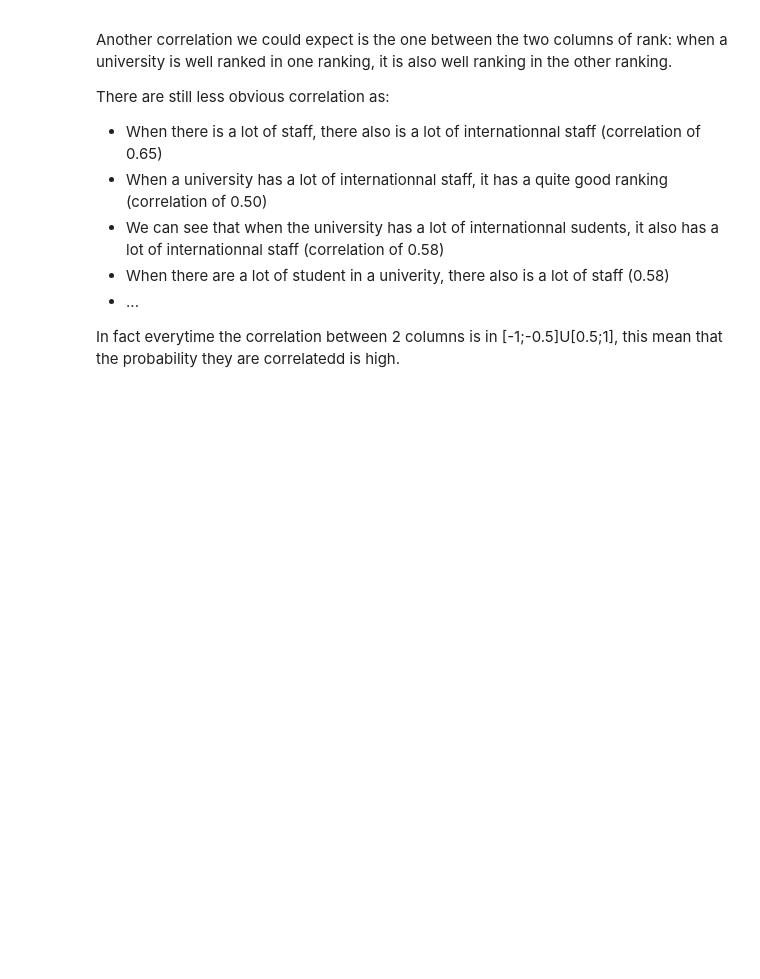
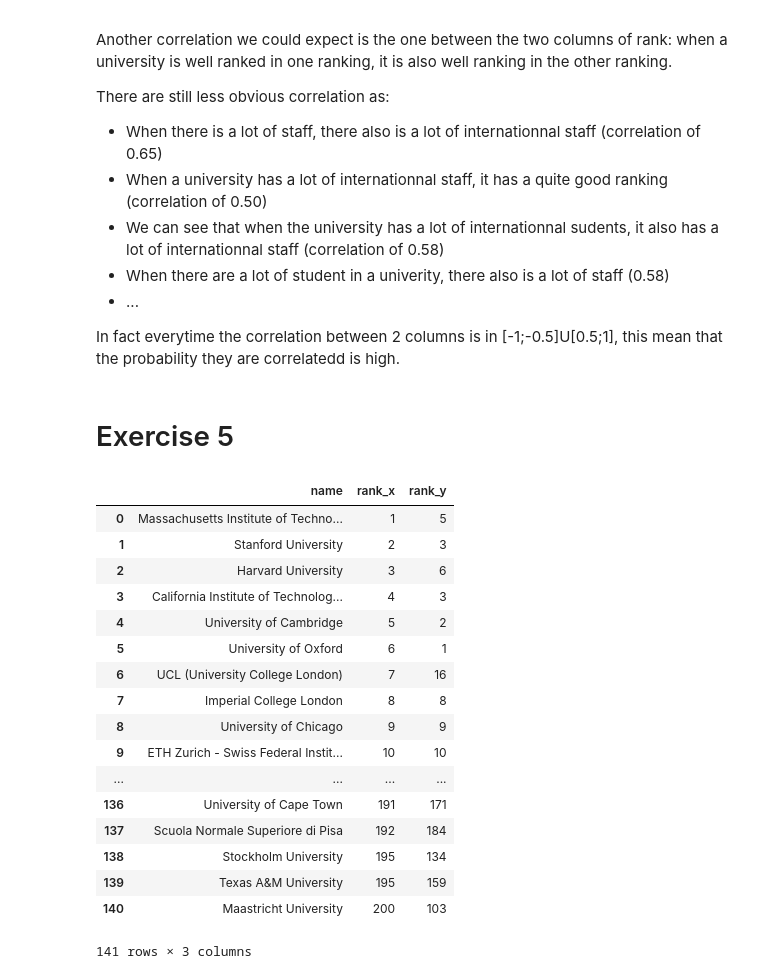
Before and after one commit to brunowicht/ada_project, a Jupyter notebook: 02 - Data from the Web/Homework2.ipynb, the cells around one changed output. Saved outputs shown, nothing was run; the diff lists cells and outputs as text; code cells hidden in the pictures; blank space fills up the shorter version.

Commit message:
Exercise 5, need comment

```diff
--- a/02 - Data from the Web/Homework2.ipynb
+++ b/02 - Data from the Web/Homework2.ipynb
@@ -490,3 +490,27 @@ There are still less obvious correlation as:
 - ...
 
 In fact everytime the correlation between 2 columns is in [-1;-0.5]U[0.5;1], this mean that the probability they are correlatedd is high.
+# %% [markdown]
+# Exercise 5
+# %%
+merged_rank = df1[["name", "rank"]].merge(df2[["name", "rank"]], how="inner", on="name")
+merged_rank
+# %% [output]
+|  | name | rank_x | rank_y |
+| 0 | Massachusetts Institute of Techno... | 1 | 5 |
+| 1 | Stanford University | 2 | 3 |
+| 2 | Harvard University | 3 | 6 |
+| 3 | California Institute of Technolog... | 4 | 3 |
+| 4 | University of Cambridge | 5 | 2 |
+| 5 | University of Oxford | 6 | 1 |
+| 6 | UCL (University College London) | 7 | 16 |
+| 7 | Imperial College London | 8 | 8 |
+| 8 | University of Chicago | 9 | 9 |
+| 9 | ETH Zurich - Swiss Federal Instit... | 10 | 10 |
+| ... | ... | ... | ... |
+| 136 | University of Cape Town | 191 | 171 |
+| 137 | Scuola Normale Superiore di Pisa | 192 | 184 |
+| 138 | Stockholm University | 195 | 134 |
+| 139 | Texas A&M University | 195 | 159 |
+| 140 | Maastricht University | 200 | 103 |
+141 rows × 3 columns
```
Also changed, not shown: parts of 4 cells of this notebook.
